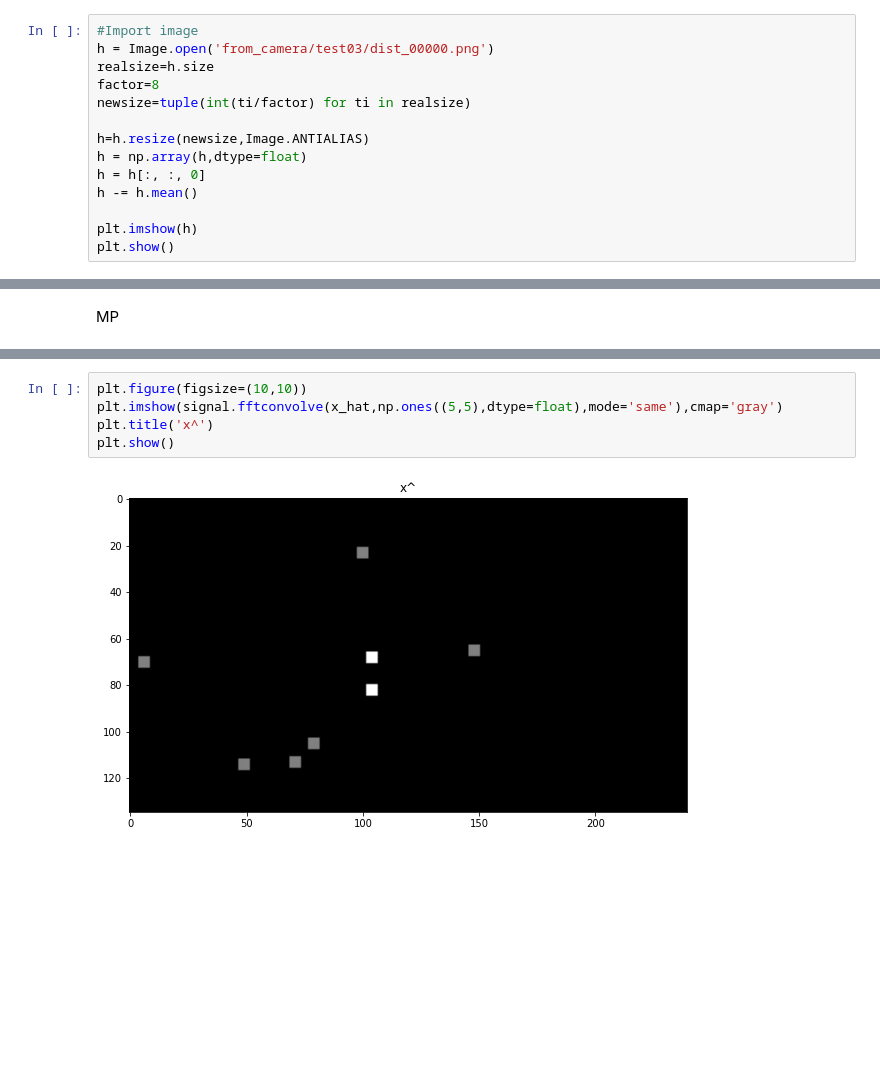
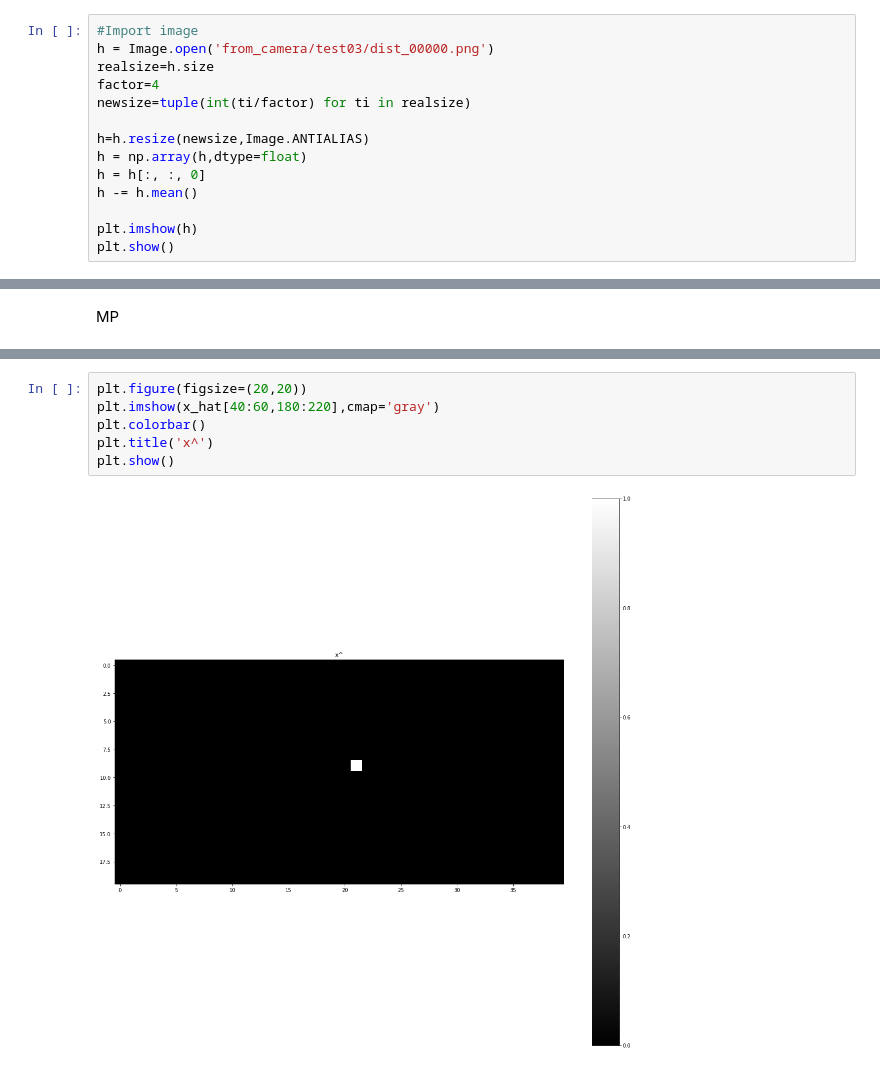
Before and after one commit to olivierleblanc/diffusercam, a Jupyter notebook: bernat/mp01.ipynb, the cells around one changed output, grey strips where cells are left out. Cells and saved outputs as stored; diff of their text form; blank space fills up the shorter version.

```diff
--- a/bernat/mp01.ipynb
+++ b/bernat/mp01.ipynb
@@ -14,7 +14,7 @@ We import the h0
 #Import image
 h = Image.open('from_camera/test03/dist_00000.png')
 realsize=h.size
-factor=8
+factor=4
 newsize=tuple(int(ti/factor) for ti in realsize)
 
 h=h.resize(newsize,Image.ANTIALIAS)
@@ -130,10 +133,11 @@ plt.show()
 # %%
-plt.figure(figsize=(10,10))
-plt.imshow(signal.fftconvolve(x_hat,np.ones((5,5),dtype=float),mode='same'),cmap='gray')
+plt.figure(figsize=(20,20))
+plt.imshow(x_hat[40:60,180:220],cmap='gray')
+plt.colorbar()
 plt.title('x^')
 plt.show()
 # %% [output]
-[figure, old version]
+[figure, new version]
 # %%
 print(np.sum(x-x_hat))
 plt.figure()
```
Also changed, not shown: parts of 20 cells of this notebook, 3 other files.
